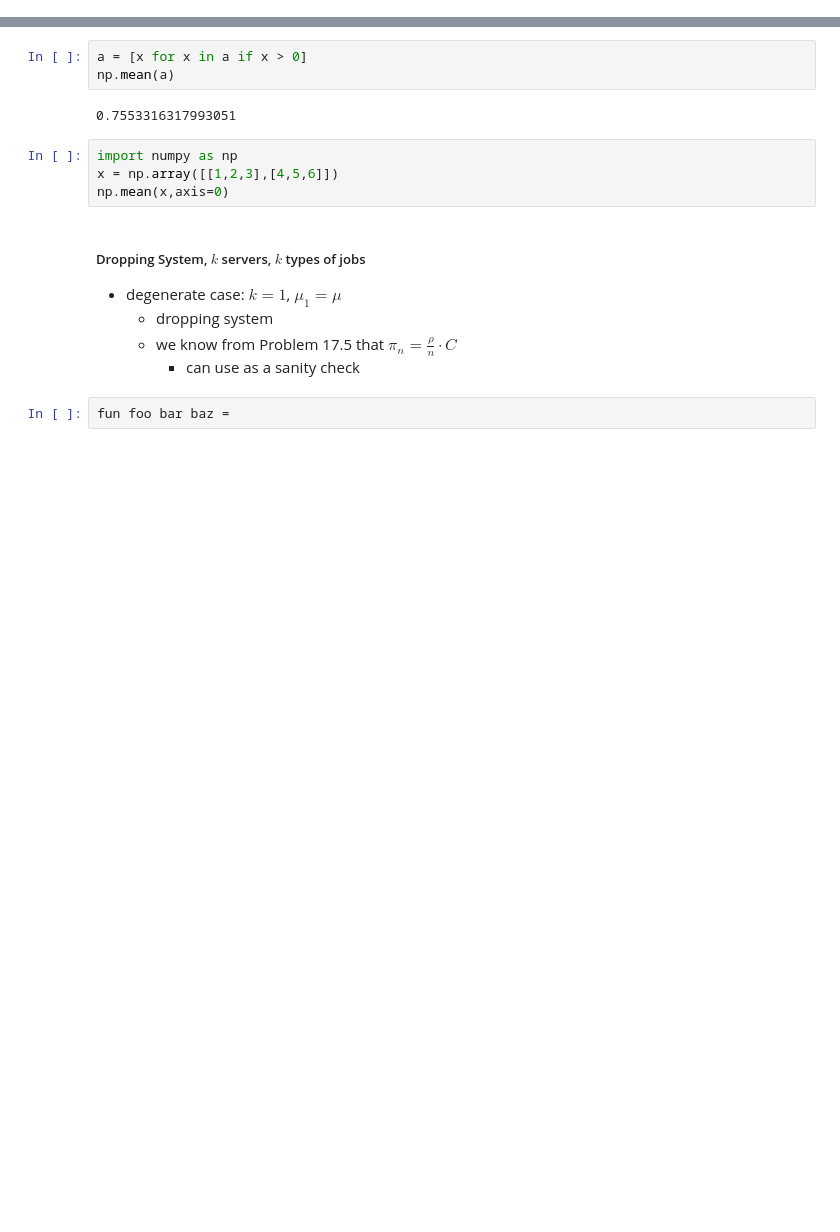
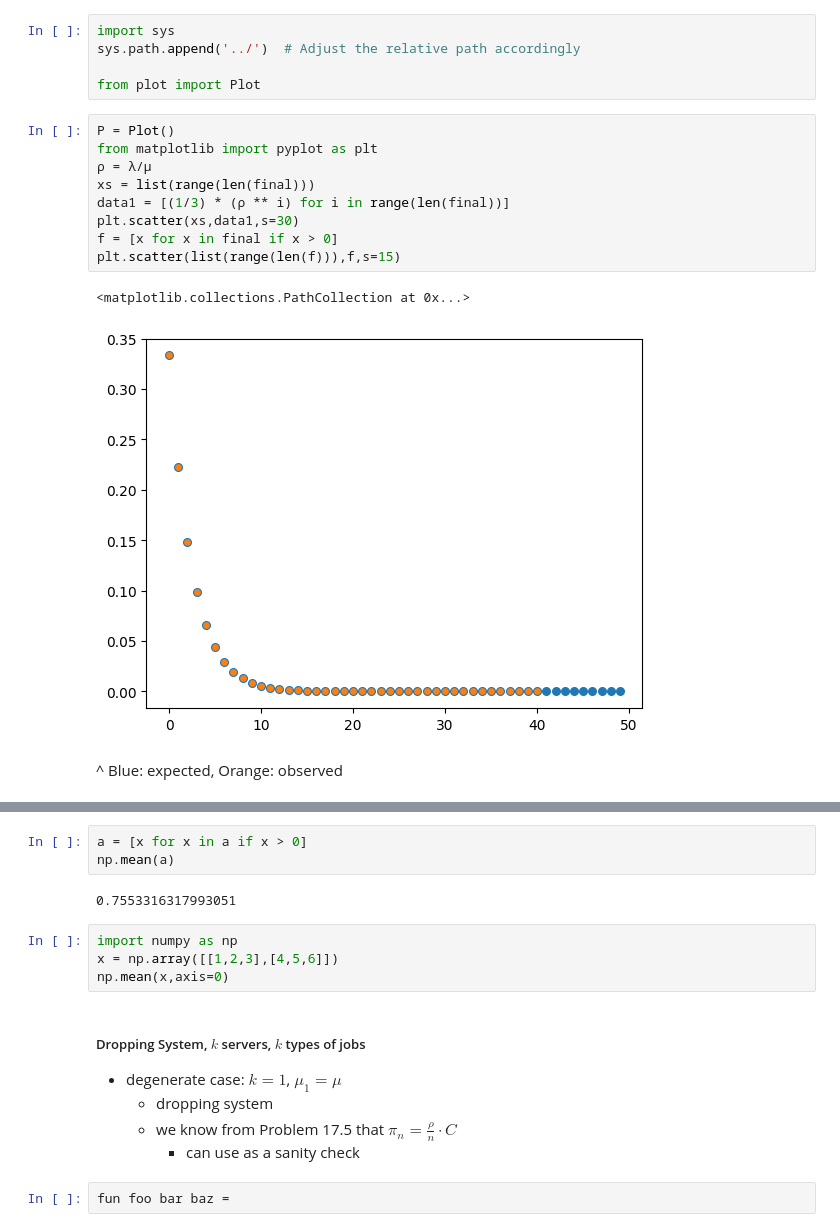
Before and after one commit to DolevArtzi/probably-probability, a Jupyter notebook: queueing/dropping_system.ipynb, the cells around one changed output, grey strips where cells are left out. Saved outputs shown, nothing was run; the diff lists cells and outputs as text; blank space fills up the shorter version.

```diff
--- a/queueing/dropping_system.ipynb
+++ b/queueing/dropping_system.ipynb
@@ -117,0 +106,19 @@ a
+# %%
+import sys
+sys.path.append('../')  # Adjust the relative path accordingly
+
+from plot import Plot
+# %%
+P = Plot()
+from matplotlib import pyplot as plt
+ρ = λ/μ
+xs = list(range(len(final)))
+data1 = [(1/3) * (ρ ** i) for i in range(len(final))]
+plt.scatter(xs,data1,s=30)
+f = [x for x in final if x > 0]
+plt.scatter(list(range(len(f))),f,s=15)
+# %% [output]
+<matplotlib.collections.PathCollection at 0x...>
+[figure, added]
+# %% [markdown]
+^ Blue: expected, Orange: observed
```
Also changed, not shown: parts of 9 cells of this notebook.
